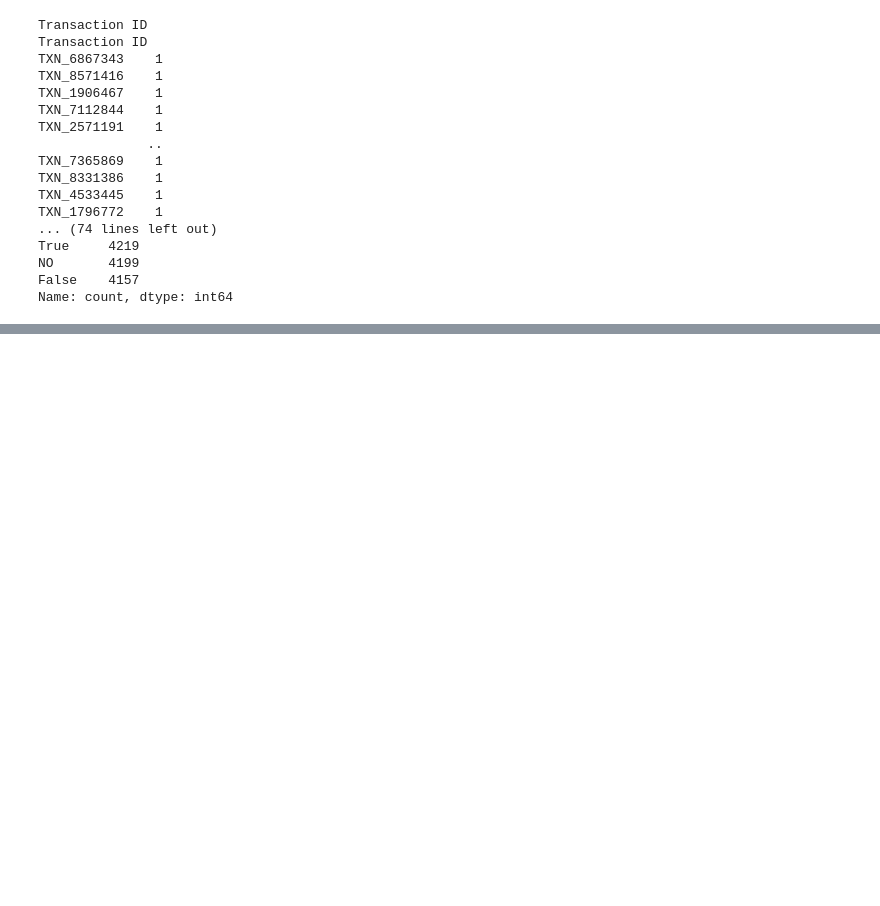
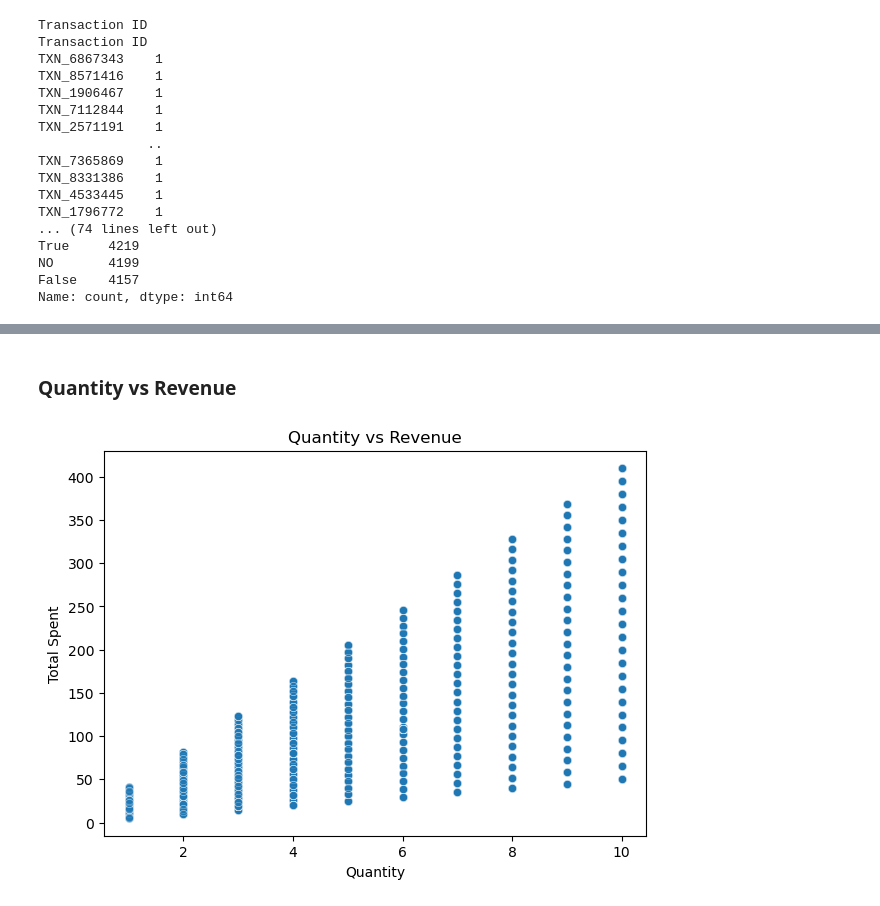
Before and after one commit to abduaslam/Retail-Sales-Analysis, a Jupyter notebook: python/ eda_cleaning.ipynb, the cells around one changed output, grey strips where cells are left out. Saved outputs shown, nothing was run; the diff lists cells and outputs as text; code cells hidden in the pictures; blank space fills up the shorter version.

```diff
--- a/python/ eda_cleaning.ipynb
+++ b/python/ eda_cleaning.ipynb
@@ -197,0 +246,14 @@ Name: count, dtype: int64
+# %% [markdown]
+### Quantity vs Revenue
+# %%
+plt.figure(figsize=(7,5))
+sns.scatterplot(
+    data=df,
+    x='Quantity',
+    y='Total Spent',
+    alpha=0.6
+)
+plt.title('Quantity vs Revenue')
+plt.show()
+# %% [output]
+[figure, added]
```
Also changed, not shown: parts of 13 cells of this notebook.
